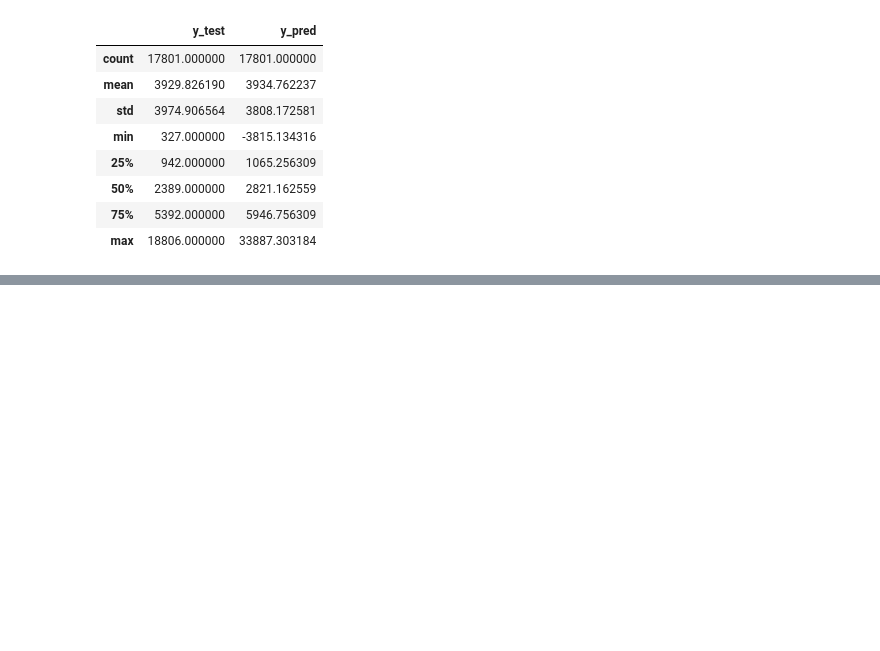
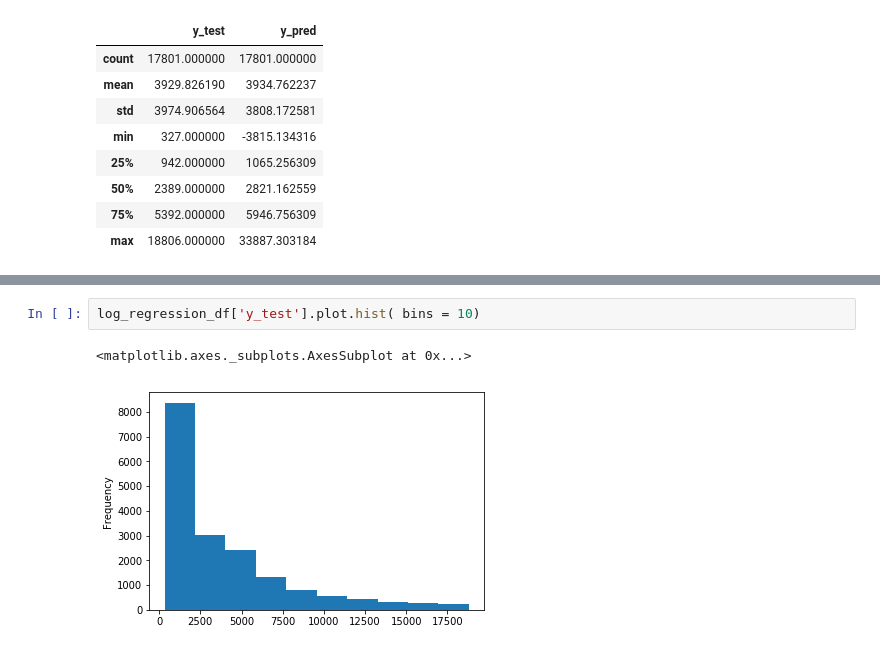
Before and after one commit to boranova/Diamond-Prices-Machine-Learning, a Jupyter notebook: Linear_models_v.ipynb, the cells around one changed output, grey strips where cells are left out. Cells and saved outputs as stored; diff of their text form; blank space fills up the shorter version.

```diff
--- a/Linear_models_v.ipynb
+++ b/Linear_models_v.ipynb
@@ -184,0 +186,5 @@ log_regression_df['y_pred'].hvplot.hist(bin_range = (0,18000), bins = 10)
+# %%
+log_regression_df['y_test'].plot.hist( bins = 10)
+# %% [output]
+<matplotlib.axes._subplots.AxesSubplot at 0x...>
+[figure, added]
```
Also changed, not shown: parts of 1 cell of this notebook.
